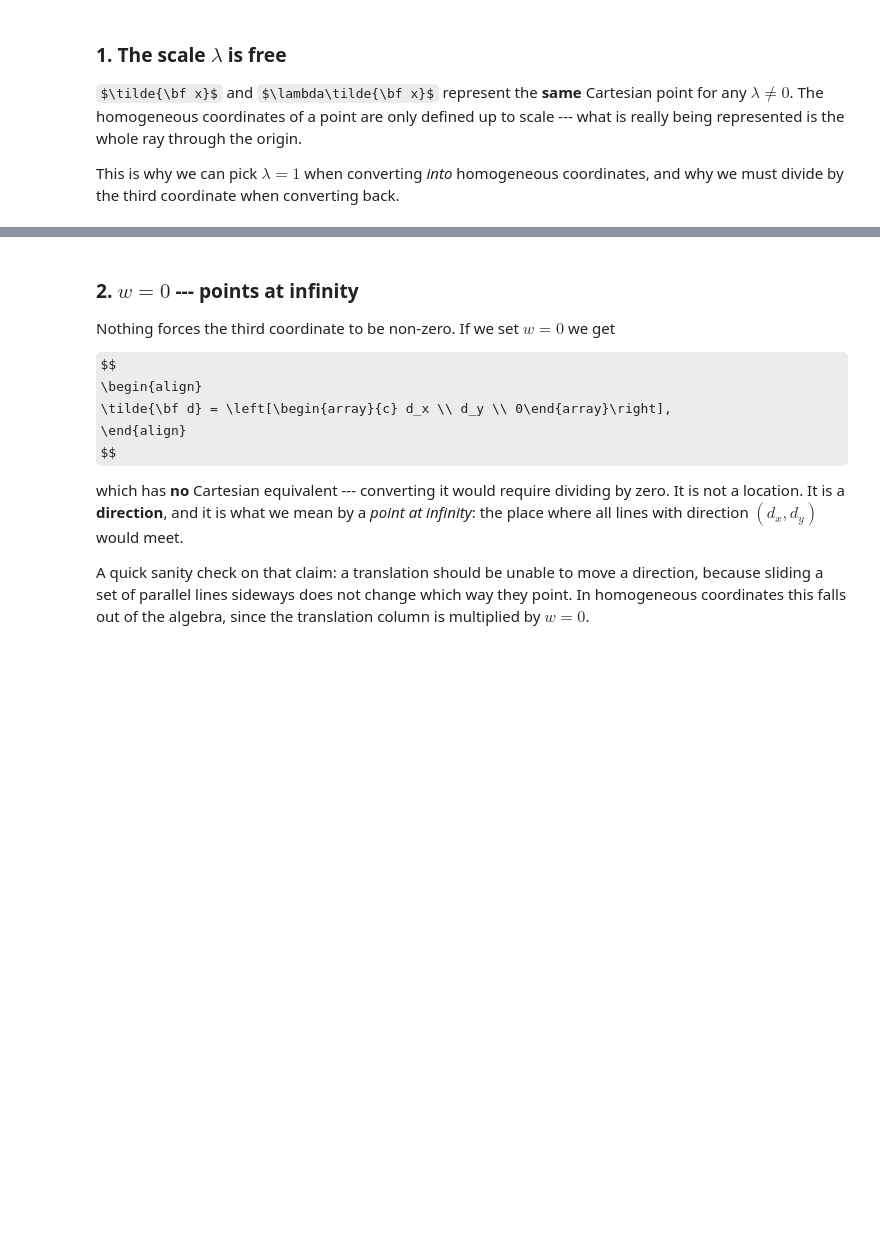
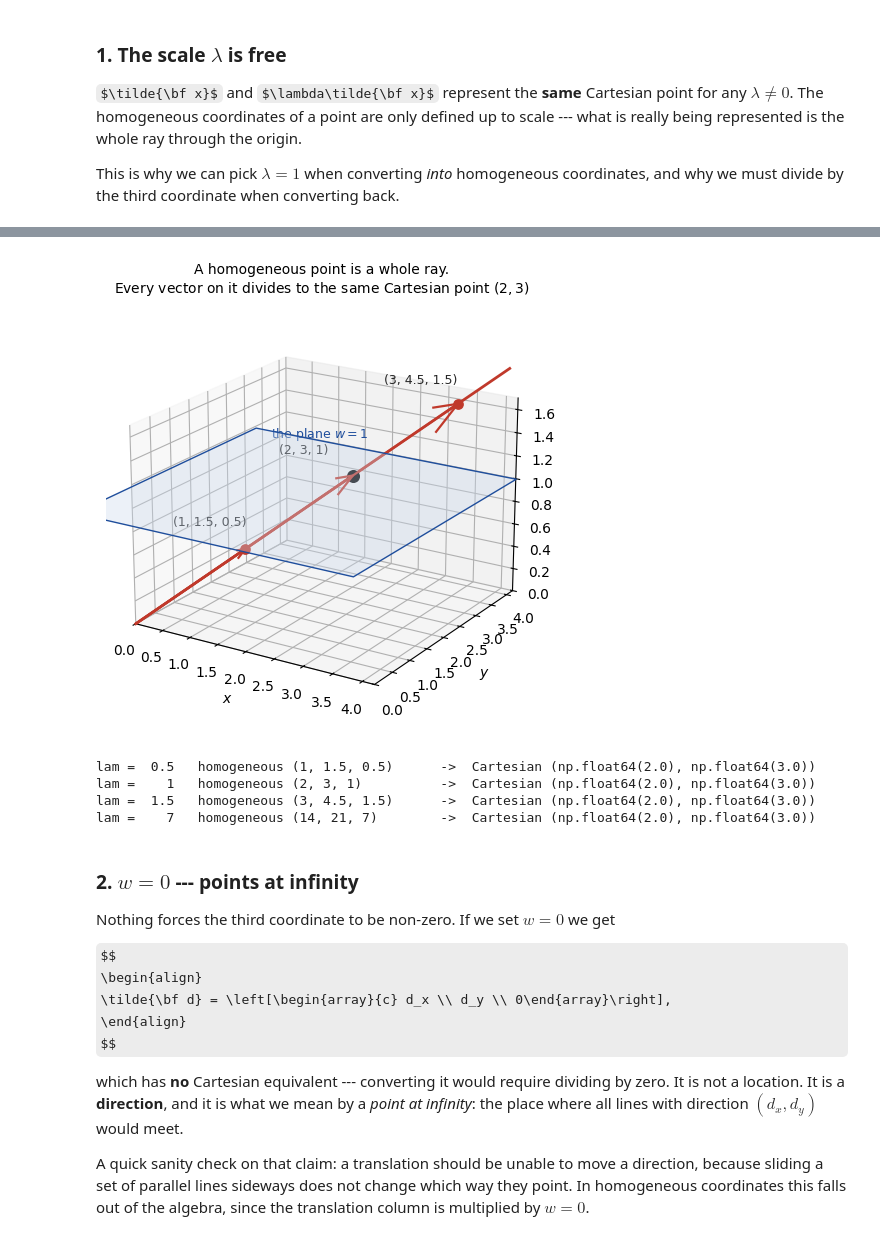
Before and after one commit to eraldoribeiro/homogeneousCoordinates, a Jupyter notebook: homogeneousCoords.ipynb, the cells around one changed output, grey strips where cells are left out. Drawn from its saved outputs; the diff is of its cells as text; code cells hidden in the pictures; some formulas as TeX source; blank space fills up the shorter version.

```diff
--- a/homogeneousCoords.ipynb
+++ b/homogeneousCoords.ipynb
@@ -604,3 +611,53 @@ print("\nCartesian shape =\n", back_1)
+# %%
+# A geometric picture of what "up to scale" means.
+# The 2-D point (2,3) is the whole ray of vectors {lam * (2,3,1)}; the plane
+# w = 1 is simply where we choose to read it off.
+from mpl_toolkits.mplot3d.art3d import Poly3DCollection
+
+def plot_w_plane(ax, w=1.0, lo=-0.6, hi=4.2, color="#c9d8ec", alpha=0.35):
+    """Draw the plane at height w as a translucent patch."""
+    corners = [[lo, lo, w], [hi, lo, w], [hi, hi, w], [lo, hi, w]]
+    ax.add_collection3d(Poly3DCollection([corners], facecolor=color,
+                                         edgecolor="#1f4e9c", alpha=alpha, lw=1))
+
+ray_p = np.array([2.0, 3.0, 1.0])        # the point (2,3), written with w = 1
+
+fig = plt.figure(figsize=(7.2, 5.6))
+ax = fig.add_subplot(111, projection="3d")
+plot_w_plane(ax, 1.0)
+
+ray_s = np.linspace(0, 1.75, 50)                    # the ray through the origin
+ax.plot(ray_p[0]*ray_s, ray_p[1]*ray_s, ray_p[2]*ray_s, color="#c0392b", lw=2)
+
+for lam in (0.5, 1.0, 1.5):                         # three vectors on that ray
+    ray_q = lam * ray_p
+    ax.quiver(0, 0, 0, *ray_q, color="#c0392b", lw=1.6, arrow_length_ratio=0.08)
+    ax.scatter(*ray_q, color="#c0392b", s=45, depthshade=False)
+    ax.text(ray_q[0]-1.35, ray_q[1], ray_q[2]+0.06,
+            "({:g}, {:g}, {:g})".format(*ray_q), fontsize=9, color="0.15")
+
+ax.scatter(*ray_p, color="k", s=70, depthshade=False)
+ax.text(0.1, 3.6, 1.06, r"the plane $w=1$", fontsize=9, color="#1f4e9c")
+ax.set_xlabel("$x$"); ax.set_ylabel("$y$"); ax.set_zlabel("$w$")
+ax.set_xlim(0, 4.2); ax.set_ylim(0, 4.2); ax.set_zlim(0, 1.7)
+ax.set_title("A homogeneous point is a whole ray.\n"
+             r"Every vector on it divides to the same Cartesian point $(2,3)$",
+             fontsize=10)
+ax.view_init(20, -58)
+plt.show()
+
+# the same statement, numerically
+for lam in (0.5, 1.0, 1.5, 7.0):
+    ray_q = lam * ray_p
+    homog = "({:g}, {:g}, {:g})".format(*ray_q)
+    cart = tuple(np.round(ray_q[0:2] / ray_q[2], 6))
+    print("lam = {:4g}   homogeneous {:<18s} ->  Cartesian {}".format(lam, homog, cart))
+# %% [output]
+[figure, added]
+lam =  0.5   homogeneous (1, 1.5, 0.5)      ->  Cartesian (np.float64(2.0), np.float64(3.0))
+lam =    1   homogeneous (2, 3, 1)          ->  Cartesian (np.float64(2.0), np.float64(3.0))
+lam =  1.5   homogeneous (3, 4.5, 1.5)      ->  Cartesian (np.float64(2.0), np.float64(3.0))
+lam =    7   homogeneous (14, 21, 7)        ->  Cartesian (np.float64(2.0), np.float64(3.0))
 # %% [markdown]
 ### 2. $w = 0$ --- points at infinity
 
```
Also changed, not shown: parts of 14 cells of this notebook.
